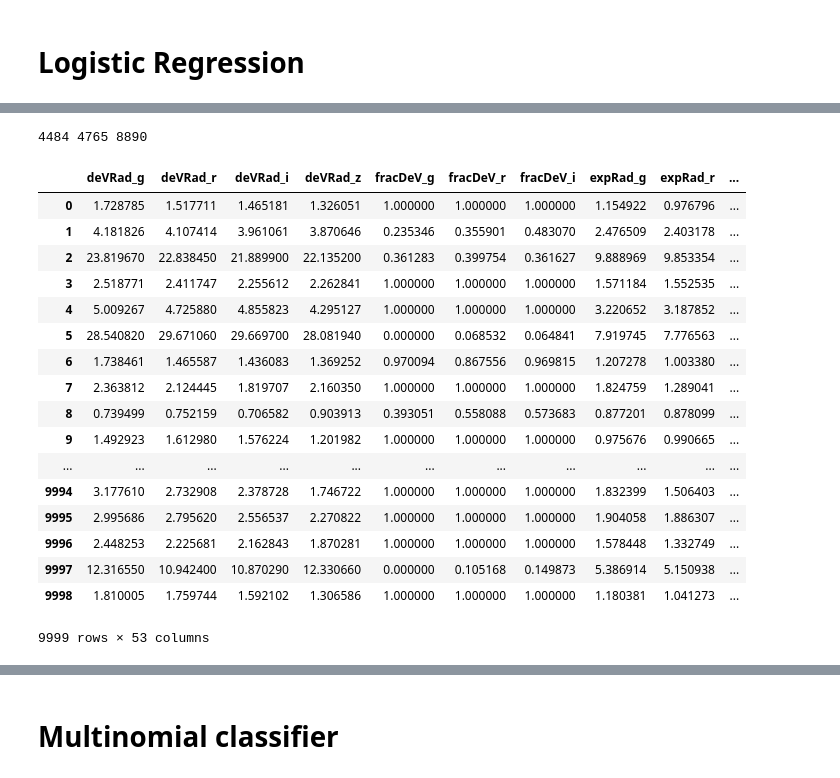
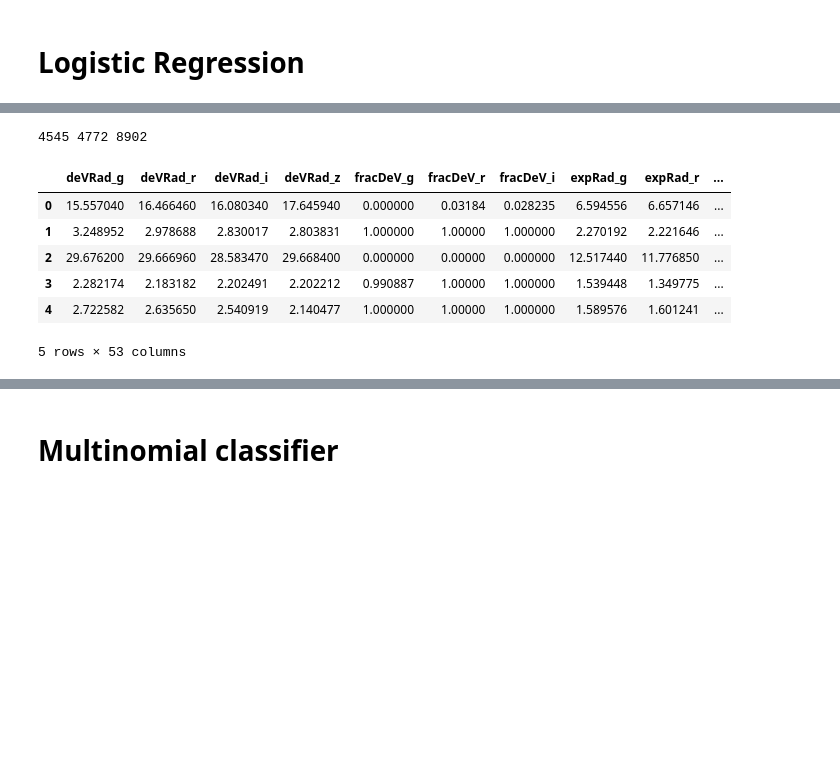
Before and after one commit to rudygilmore/gal-class, a Jupyter notebook: SDSS_galzoo.ipynb, the cells around one changed output, grey strips where cells are left out. Cells and saved outputs as stored; diff of their text form; code cells hidden in the pictures; blank space fills up the shorter version.

```diff
--- a/SDSS_galzoo.ipynb
+++ b/SDSS_galzoo.ipynb
@@ -188,27 +177,16 @@ res_df['cor'] = res_df.apply(lambda row:int(row['actual']==row['pred']),axis=1)
 # %%
 # Results here are encouraging, nearly 90% of the 10000-case sample classified correctly
 print sum(res_df['actual']),sum(res_df['pred']),sum(res_df['cor'])
-res_df
+res_df.head()
 # %% [output]
-4484 4765 8890
+4545 4772 8902
 |  | deVRad_g | deVRad_r | deVRad_i | deVRad_z | fracDeV_g | fracDeV_r | fracDeV_i | expRad_g | expRad_r | ... |
-| 0 | 1.728785 | 1.517711 | 1.465181 | 1.326051 | 1.000000 | 1.000000 | 1.000000 | 1.154922 | 0.976796 | ... |
-| 1 | 4.181826 | 4.107414 | 3.961061 | 3.870646 | 0.235346 | 0.355901 | 0.483070 | 2.476509 | 2.403178 | ... |
-| 2 | 23.819670 | 22.838450 | 21.889900 | 22.135200 | 0.361283 | 0.399754 | 0.361627 | 9.888969 | 9.853354 | ... |
-| 3 | 2.518771 | 2.411747 | 2.255612 | 2.262841 | 1.000000 | 1.000000 | 1.000000 | 1.571184 | 1.552535 | ... |
-| 4 | 5.009267 | 4.725880 | 4.855823 | 4.295127 | 1.000000 | 1.000000 | 1.000000 | 3.220652 | 3.187852 | ... |
-| 5 | 28.540820 | 29.671060 | 29.669700 | 28.081940 | 0.000000 | 0.068532 | 0.064841 | 7.919745 | 7.776563 | ... |
-| 6 | 1.738461 | 1.465587 | 1.436083 | 1.369252 | 0.970094 | 0.867556 | 0.969815 | 1.207278 | 1.003380 | ... |
-| 7 | 2.363812 | 2.124445 | 1.819707 | 2.160350 | 1.000000 | 1.000000 | 1.000000 | 1.824759 | 1.289041 | ... |
-| 8 | 0.739499 | 0.752159 | 0.706582 | 0.903913 | 0.393051 | 0.558088 | 0.573683 | 0.877201 | 0.878099 | ... |
-| 9 | 1.492923 | 1.612980 | 1.576224 | 1.201982 | 1.000000 | 1.000000 | 1.000000 | 0.975676 | 0.990665 | ... |
-| ... | ... | ... | ... | ... | ... | ... | ... | ... | ... | ... |
-| 9994 | 3.177610 | 2.732908 | 2.378728 | 1.746722 | 1.000000 | 1.000000 | 1.000000 | 1.832399 | 1.506403 | ... |
-| 9995 | 2.995686 | 2.795620 | 2.556537 | 2.270822 | 1.000000 | 1.000000 | 1.000000 | 1.904058 | 1.886307 | ... |
-| 9996 | 2.448253 | 2.225681 | 2.162843 | 1.870281 | 1.000000 | 1.000000 | 1.000000 | 1.578448 | 1.332749 | ... |
-| 9997 | 12.316550 | 10.942400 | 10.870290 | 12.330660 | 0.000000 | 0.105168 | 0.149873 | 5.386914 | 5.150938 | ... |
-| 9998 | 1.810005 | 1.759744 | 1.592102 | 1.306586 | 1.000000 | 1.000000 | 1.000000 | 1.180381 | 1.041273 | ... |
+| 0 | 15.557040 | 16.466460 | 16.080340 | 17.645940 | 0.000000 | 0.03184 | 0.028235 | 6.594556 | 6.657146 | ... |
+| 1 | 3.248952 | 2.978688 | 2.830017 | 2.803831 | 1.000000 | 1.00000 | 1.000000 | 2.270192 | 2.221646 | ... |
+| 2 | 29.676200 | 29.666960 | 28.583470 | 29.668400 | 0.000000 | 0.00000 | 0.000000 | 12.517440 | 11.776850 | ... |
+| 3 | 2.282174 | 2.183182 | 2.202491 | 2.202212 | 0.990887 | 1.00000 | 1.000000 | 1.539448 | 1.349775 | ... |
+| 4 | 2.722582 | 2.635650 | 2.540919 | 2.140477 | 1.000000 | 1.00000 | 1.000000 | 1.589576 | 1.601241 | ... |
-9999 rows × 53 columns
+5 rows × 53 columns
 # %%
 # We can code up a transition-matrix to look at counts predicted vs actual
 imax = max(res_df.actual)
```
Also changed, not shown: parts of 18 cells of this notebook, 1 other file.
